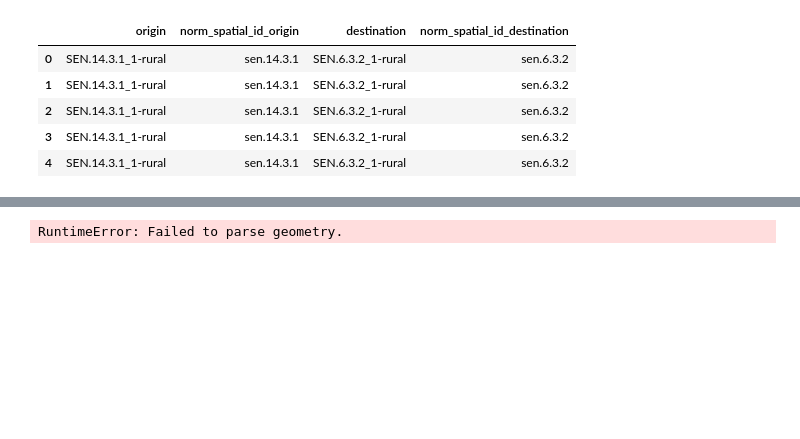
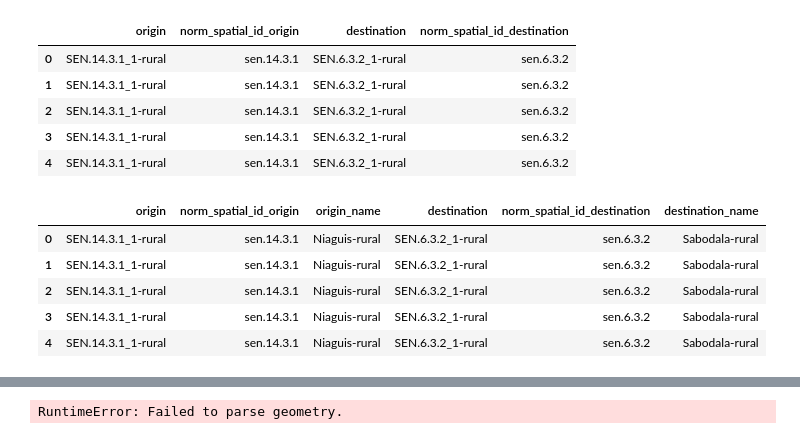
Before and after one commit to khizerzakir/dvcube, a Jupyter notebook: zarr_cube/test_cube.ipynb, the cells around one changed output, grey strips where cells are left out. Saved outputs shown, nothing was run; the diff lists cells and outputs as text; code cells hidden in the pictures; blank space fills up the shorter version.

```diff
--- a/zarr_cube/test_cube.ipynb
+++ b/zarr_cube/test_cube.ipynb
@@ -358,3 +344,15 @@ mobility_df[["origin", "norm_spatial_id_origin", "destination", "norm_spatial_id
 | 2 | SEN.14.3.1_1-rural | sen.14.3.1 | SEN.6.3.2_1-rural | sen.6.3.2 |
 | 3 | SEN.14.3.1_1-rural | sen.14.3.1 | SEN.6.3.2_1-rural | sen.6.3.2 |
 | 4 | SEN.14.3.1_1-rural | sen.14.3.1 | SEN.6.3.2_1-rural | sen.6.3.2 |
+# %%
+# add the names of origin and destination spatial units to the mobility_df based on the normalized IDs. This will help us later when we want to visualize the mobility data on a map.
+mobility_df = mobility_df.merge(spatial_units[["norm_id", "name"]], left_on="norm_spatial_id_origin", right_on="norm_id", how="left").rename(columns={"name": "origin_name"}).drop(columns=["norm_id"])
+mobility_df = mobility_df.merge(spatial_units[["norm_id", "name"]], left_on="norm_spatial_id_destination", right_on="norm_id", how="left").rename(columns={"name": "destination_name"}).drop(columns=["norm_id"])
+mobility_df[["origin", "norm_spatial_id_origin", "origin_name", "destination", "norm_spatial_id_destination", "destination_name"]].head()
+# %% [output]
+|  | origin | norm_spatial_id_origin | origin_name | destination | norm_spatial_id_destination | destination_name |
+| 0 | SEN.14.3.1_1-rural | sen.14.3.1 | Niaguis-rural | SEN.6.3.2_1-rural | sen.6.3.2 | Sabodala-rural |
+| 1 | SEN.14.3.1_1-rural | sen.14.3.1 | Niaguis-rural | SEN.6.3.2_1-rural | sen.6.3.2 | Sabodala-rural |
+| 2 | SEN.14.3.1_1-rural | sen.14.3.1 | Niaguis-rural | SEN.6.3.2_1-rural | sen.6.3.2 | Sabodala-rural |
+| 3 | SEN.14.3.1_1-rural | sen.14.3.1 | Niaguis-rural | SEN.6.3.2_1-rural | sen.6.3.2 | Sabodala-rural |
+| 4 | SEN.14.3.1_1-rural | sen.14.3.1 | Niaguis-rural | SEN.6.3.2_1-rural | sen.6.3.2 | Sabodala-rural |
```
Also changed, not shown: parts of 11 cells of this notebook, 3 other files.
